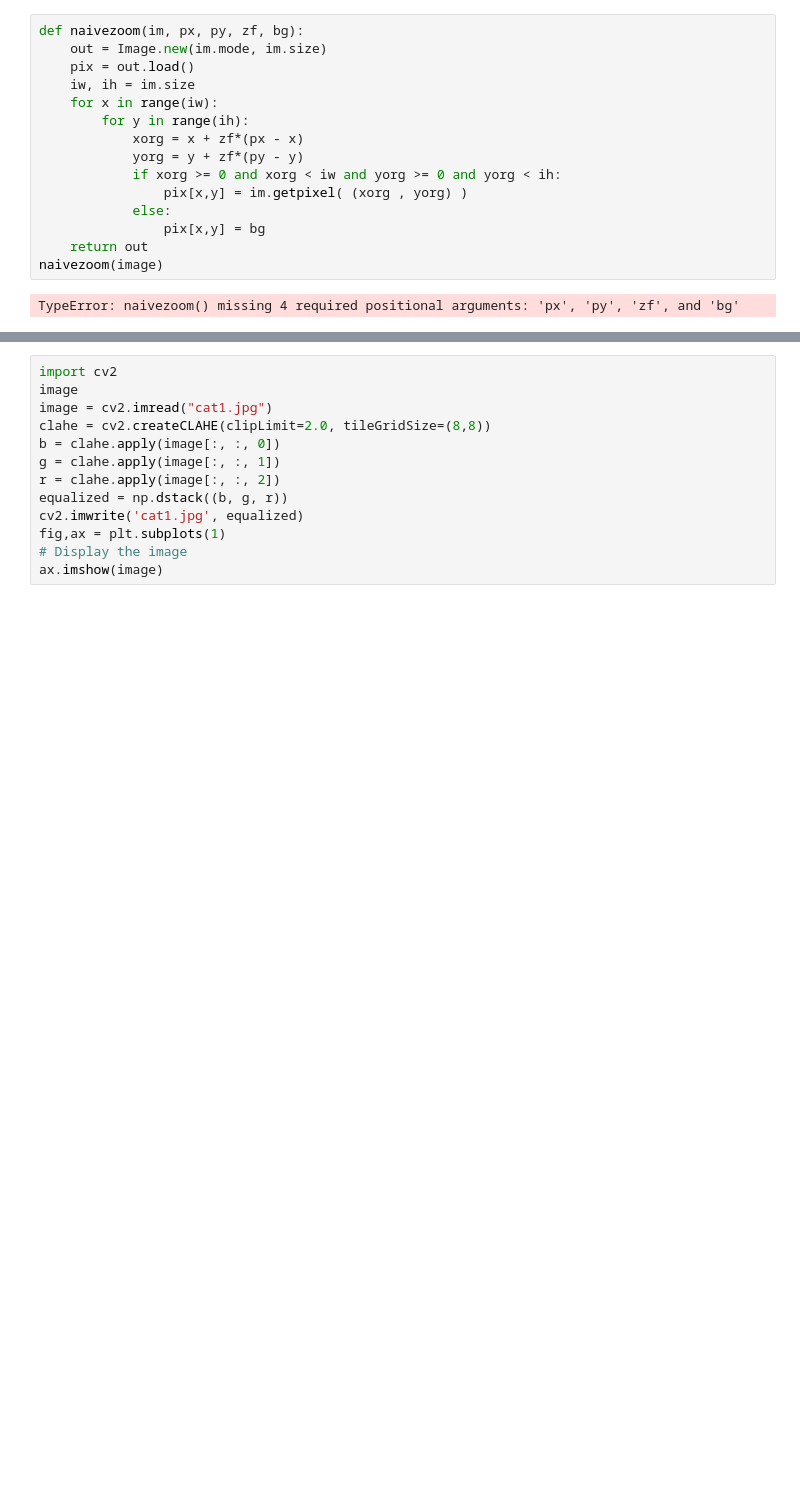
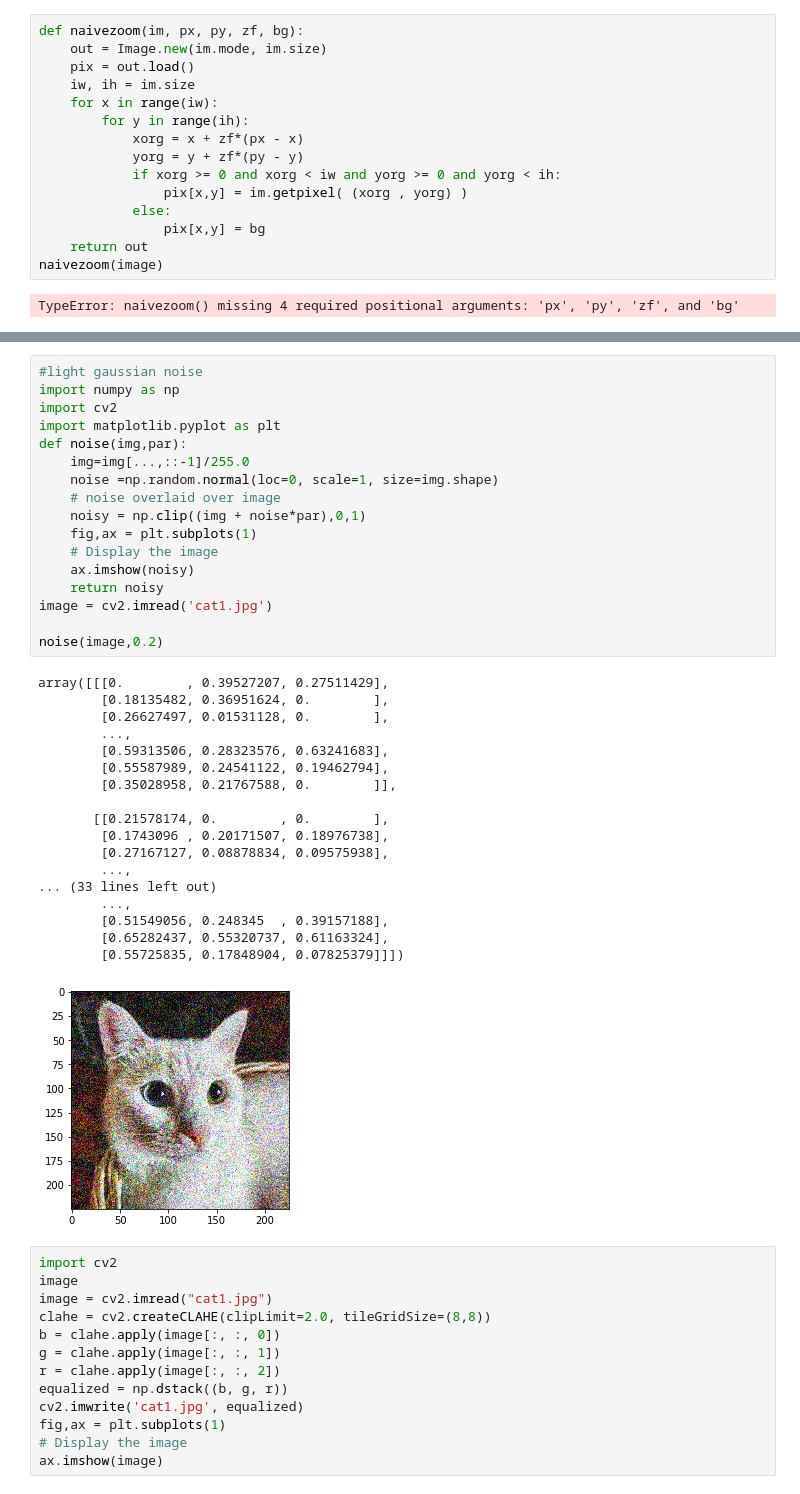
Before and after one commit to bileldhambri/Data_Augmentation, a Jupyter notebook: Project .ipynb, the cells around one changed output, grey strips where cells are left out. Saved outputs shown, nothing was run; the diff lists cells and outputs as text; blank space fills up the shorter version.

```diff
--- a/Project .ipynb
+++ b/Project .ipynb
@@ -234,3 +216,39 @@ plt.show()
+# %%
+#light gaussian noise
+import numpy as np
+import cv2
+import matplotlib.pyplot as plt
+def noise(img,par):
+    img=img[...,::-1]/255.0
+    noise =np.random.normal(loc=0, scale=1, size=img.shape)
+    # noise overlaid over image
+    noisy = np.clip((img + noise*par),0,1)
+    fig,ax = plt.subplots(1)
+    # Display the image
+    ax.imshow(noisy)
+    return noisy
+image = cv2.imread('cat1.jpg')
+
+noise(image,0.2)
+# %% [output]
+array([[[0.        , 0.39527207, 0.27511429],
+        [0.18135482, 0.36951624, 0.        ],
+        [0.26627497, 0.01531128, 0.        ],
+        ...,
+        [0.59313506, 0.28323576, 0.63241683],
+        [0.55587989, 0.24541122, 0.19462794],
+        [0.35028958, 0.21767588, 0.        ]],
+
+       [[0.21578174, 0.        , 0.        ],
+        [0.1743096 , 0.20171507, 0.18976738],
+        [0.27167127, 0.08878834, 0.09575938],
+        ...,
+... (33 lines left out)
+        ...,
+        [0.51549056, 0.248345  , 0.39157188],
+        [0.65282437, 0.55320737, 0.61163324],
+        [0.55725835, 0.17848904, 0.07825379]]])
+[figure, added]
 # %%
 import cv2
 image
```
Also changed, not shown: parts of 23 cells of this notebook.
